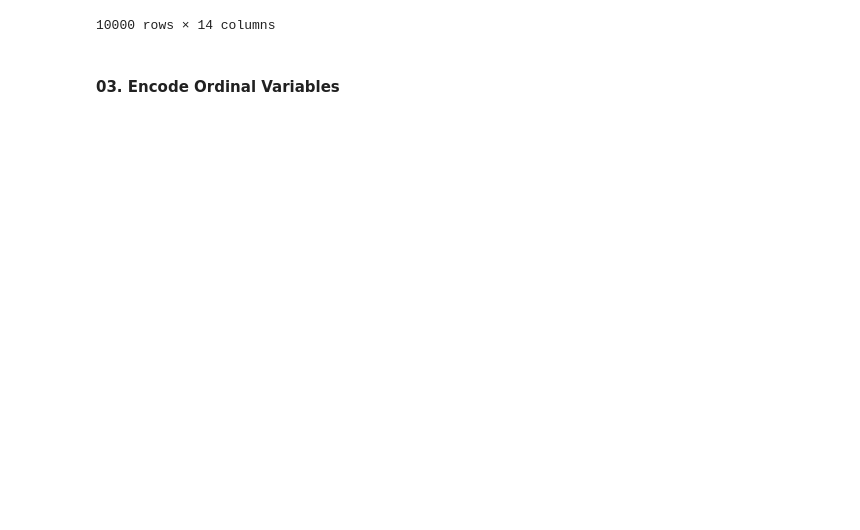
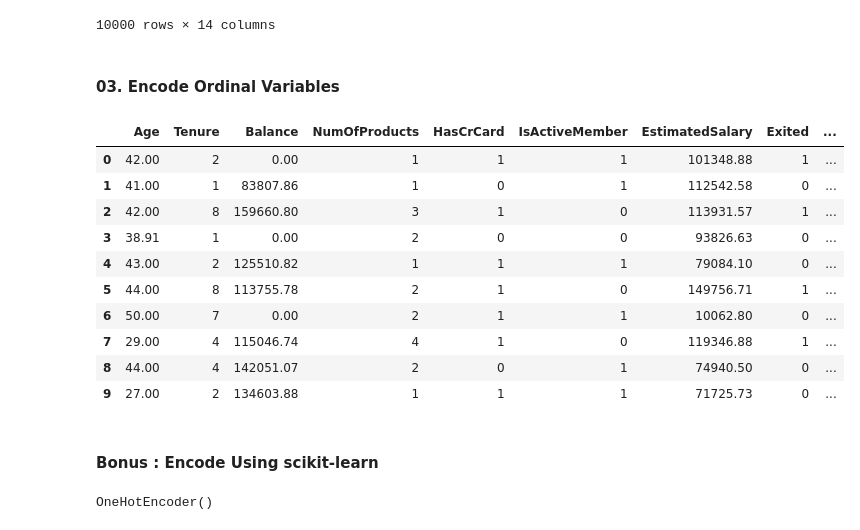
Before and after one commit to p-sahas/CustomerChurn-EDA, a Jupyter notebook: 3_feature_encoding.ipynb, the cells around one changed output. Cells and saved outputs as stored; diff of their text form; code cells hidden in the pictures; blank space fills up the shorter version.

```diff
--- a/3_feature_encoding.ipynb
+++ b/3_feature_encoding.ipynb
@@ -69,3 +69,26 @@ df_encoded
 10000 rows × 14 columns
 # %% [markdown]
 #### 03. Encode Ordinal Variables
+# %%
+encode_dict_creditscore = {
+                            'Poor' : 0,
+                            'Fair' : 1,
+                            'Good' : 2,
+                            'Very Good' : 3,
+                            'Excellent' : 4
+                        }
+
+df_encoded['CreditScoreBins'] = df_encoded['CreditScoreBins'].map(encode_dict_creditscore)
+df_encoded.head(10)
+# %% [output]
+|  | Age | Tenure | Balance | NumOfProducts | HasCrCard | IsActiveMember | EstimatedSalary | Exited | ... |
+| 0 | 42.00 | 2 | 0.00 | 1 | 1 | 1 | 101348.88 | 1 | ... |
+| 1 | 41.00 | 1 | 83807.86 | 1 | 0 | 1 | 112542.58 | 0 | ... |
+| 2 | 42.00 | 8 | 159660.80 | 3 | 1 | 0 | 113931.57 | 1 | ... |
+| 3 | 38.91 | 1 | 0.00 | 2 | 0 | 0 | 93826.63 | 0 | ... |
+| 4 | 43.00 | 2 | 125510.82 | 1 | 1 | 1 | 79084.10 | 0 | ... |
+| 5 | 44.00 | 8 | 113755.78 | 2 | 1 | 0 | 149756.71 | 1 | ... |
+| 6 | 50.00 | 7 | 0.00 | 2 | 1 | 1 | 10062.80 | 0 | ... |
+| 7 | 29.00 | 4 | 115046.74 | 4 | 1 | 0 | 119346.88 | 1 | ... |
+| 8 | 44.00 | 4 | 142051.07 | 2 | 0 | 1 | 74940.50 | 0 | ... |
+| 9 | 27.00 | 2 | 134603.88 | 1 | 1 | 1 | 71725.73 | 0 | ... |
@@ -71,0 +97,2 @@ df_encoded
+# %% [markdown]
+#### Bonus : Encode Using scikit-learn
@@ -71,0 +101,13 @@ df_encoded
+# %%
+df = pd.read_csv('data/processed/ChurnModelling_Binning_Applied.csv')
+df.head()
+
+ohe_geography = OneHotEncoder()
+ohe_gender = OneHotEncoder()
+
+le_credit_score = LabelEncoder()
+
+ohe_geography.fit(df['Geography'].values.reshape(10000, 1))
+ohe_gender.fit(df['Gender'].values.reshape(10000, 1))
+# %% [output]
+OneHotEncoder()
```
Also changed, not shown: parts of 4 cells of this notebook, 2 other files.
